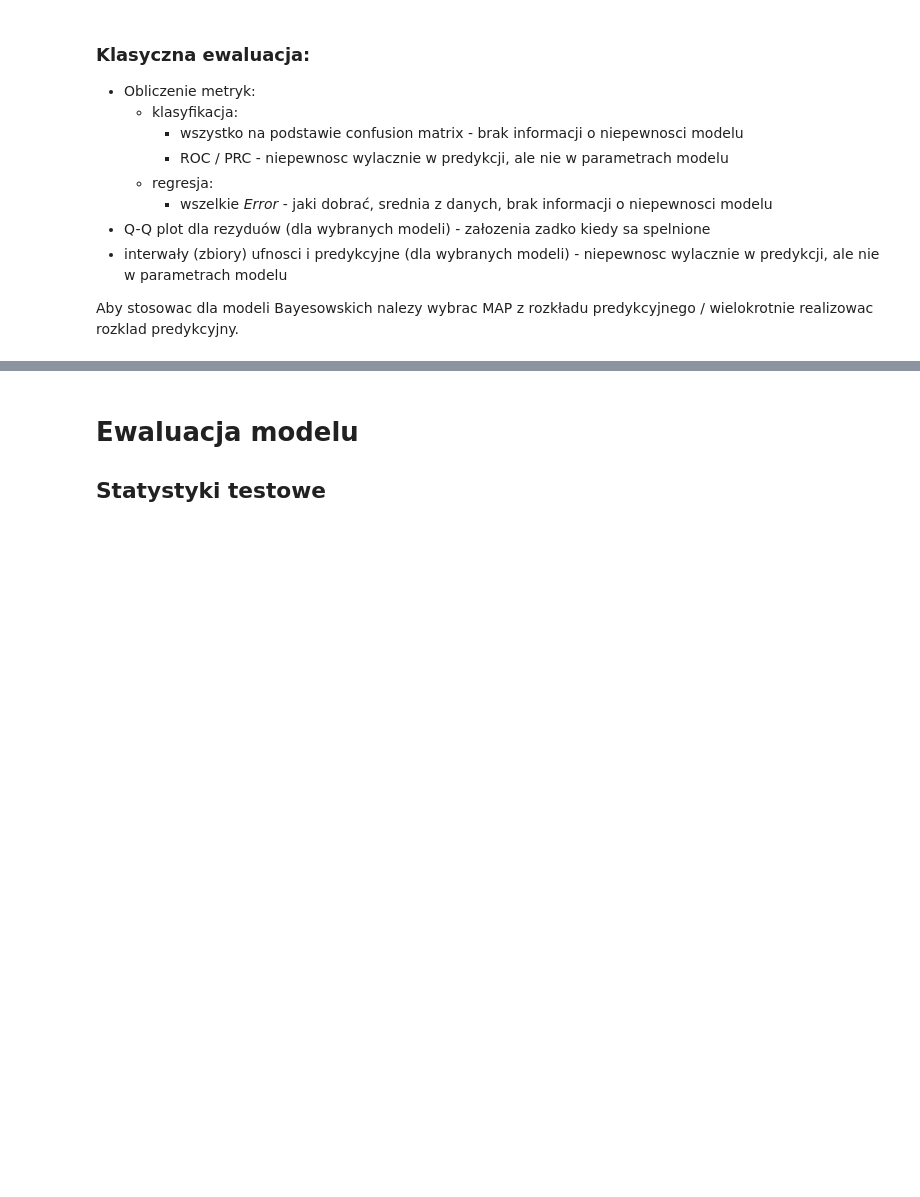
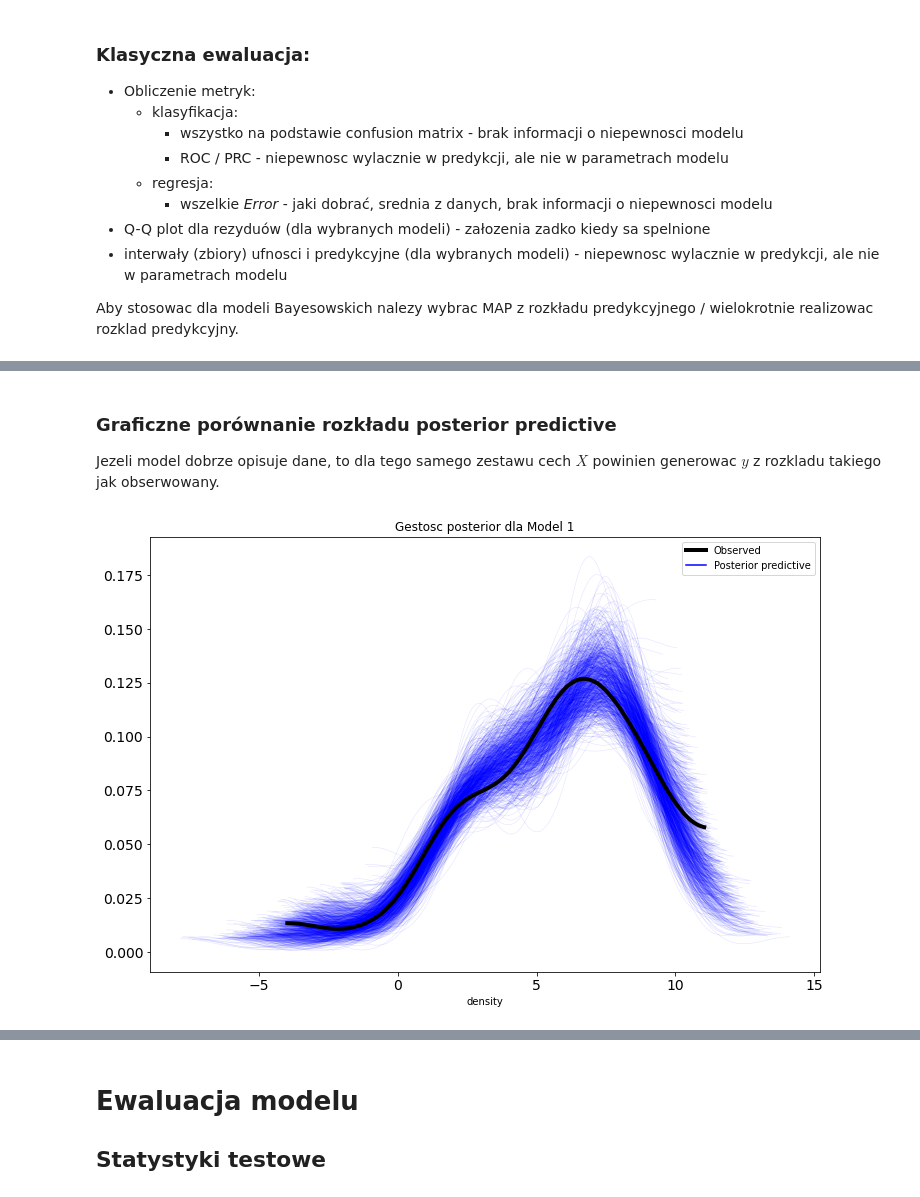
Before and after one commit to pwr-ai-pgm/pmg2021-lecture-9, a Jupyter notebook: lecture/Lecture.ipynb, the cells around one changed output, grey strips where cells are left out. Cells and saved outputs as stored; diff of their text form; code cells hidden in the pictures; blank space fills up the shorter version.

```diff
--- a/lecture/Lecture.ipynb
+++ b/lecture/Lecture.ipynb
@@ -178,0 +181,8 @@ Ale jak obliczyc ta calke? Zamiast probowac to robic, wykorzystamy metode Monte
+# %% [markdown]
+### Graficzne porównanie rozkładu posterior predictive
+Jezeli model dobrze opisuje dane, to dla tego samego zestawu cech $X$ powinien generowac $y$ z rozkladu takiego jak obserwowany.
+# %%
+from src.vis import plot_ppc
+plot_ppc(model_1.predict(x_1), data[1], title='Gestosc posterior dla Model 1')
+# %% [output]
+[figure, added]
```
Also changed, not shown: parts of 42 cells of this notebook, 8 other files.
